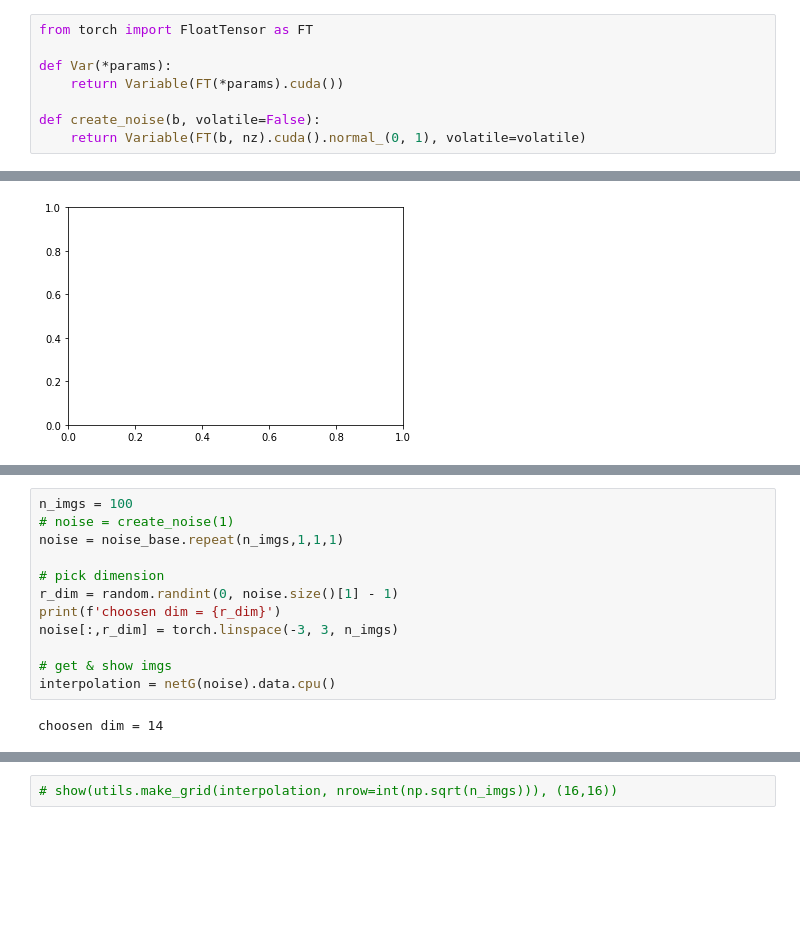
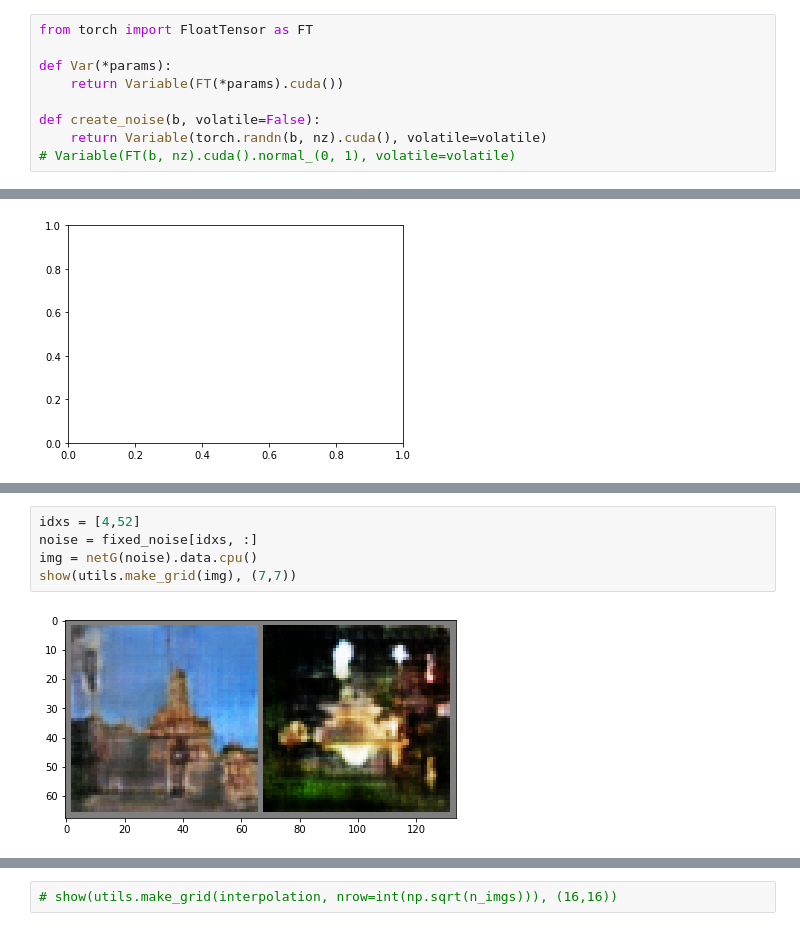
Before and after one commit to renato145/generic-dcgan, a Jupyter notebook: pytorch_gan/improved-wgan-pytorch-lsun-conv5.ipynb, the cells around one changed output, grey strips where cells are left out. Cells and saved outputs as stored; diff of their text form; blank space fills up the shorter version.

```diff
--- a/pytorch_gan/improved-wgan-pytorch-lsun-conv5.ipynb
+++ b/pytorch_gan/improved-wgan-pytorch-lsun-conv5.ipynb
@@ -68,7 +68,8 @@ def Var(*params):
     return Variable(FT(*params).cuda())
 
 def create_noise(b, volatile=False):
-    return Variable(FT(b, nz).cuda().normal_(0, 1), volatile=volatile)
+    return Variable(torch.randn(b, nz).cuda(), volatile=volatile)
+# Variable(FT(b, nz).cuda().normal_(0, 1), volatile=volatile)
 # %%
 # Input placeholder
 input = Var(bs, 3, sz, nz)
@@ -270,14 +254,7 @@ show(netG(noise_base).data.cpu()[0], (4,4))
-# %%
-n_imgs = 100
-# noise = create_noise(1)
-noise = noise_base.repeat(n_imgs,1,1,1)
-
-# pick dimension
-r_dim = random.randint(0, noise.size()[1] - 1)
-print(f'choosen dim = {r_dim}')
-noise[:,r_dim] = torch.linspace(-3, 3, n_imgs)
-
-# get & show imgs
-interpolation = netG(noise).data.cpu()
-# %% [output]
-choosen dim = 14
+# %%
+idxs = [4,52]
+noise = fixed_noise[idxs, :]
+img = netG(noise).data.cpu()
+show(utils.make_grid(img), (7,7))
+# %% [output]
+[figure, added]
```
Also changed, not shown: parts of 16 cells of this notebook, 14 other files.
